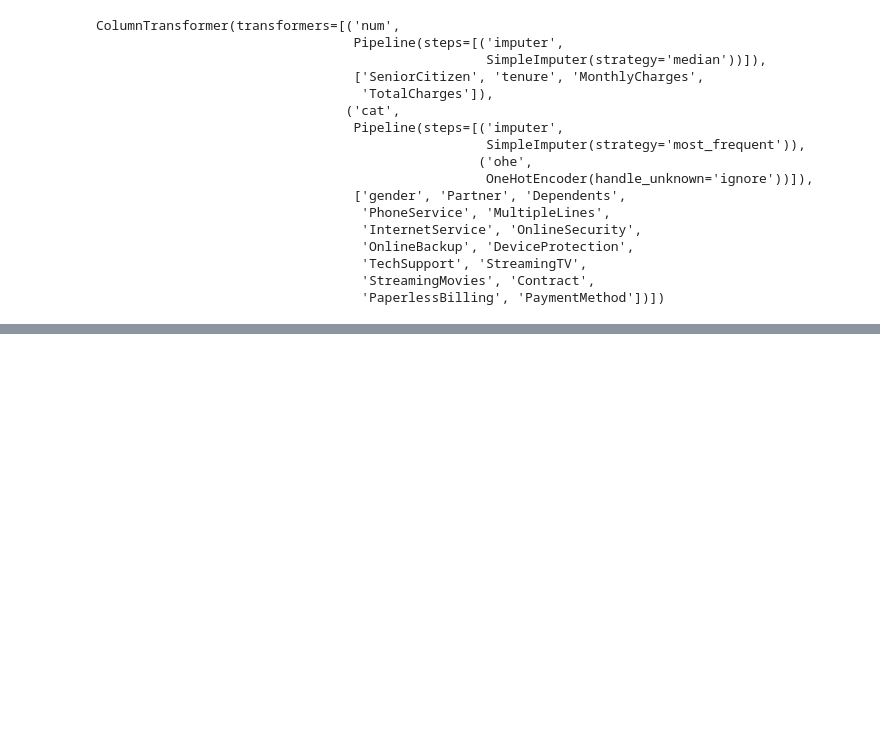
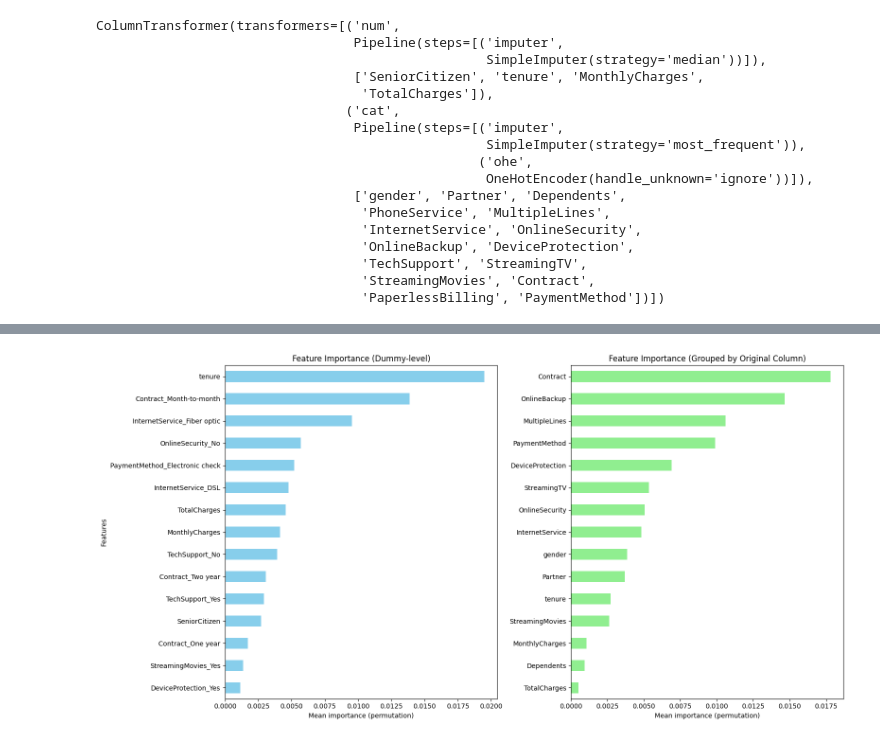
Before and after one commit to jishnuvujichu11-hash/churn_prediction, a Jupyter notebook: notebooks/preprocessing.ipynb, the cells around one changed output, grey strips where cells are left out. Cells and saved outputs as stored; diff of their text form; code cells hidden in the pictures; blank space fills up the shorter version.

```diff
--- a/notebooks/preprocessing.ipynb
+++ b/notebooks/preprocessing.ipynb
@@ -150,0 +373,27 @@ X_train, X_test, y_train, y_test = train_test_split(
+# %%
+import matplotlib.pyplot as plt
+
+# Set up figure
+fig, axes = plt.subplots(1, 2, figsize=(16, 8))
+
+# Plot 1: Detailed (dummy-level)
+fi_detailed.head(15).sort_values().plot(
+    kind='barh', ax=axes[0], color='skyblue'
+)
+axes[0].set_title("Feature Importance (Dummy-level)")
+axes[0].set_xlabel("Mean importance (permutation)")
+axes[0].set_ylabel("Features")
+
+# Plot 2: Grouped (original column-level)
+fi_grouped.head(15).sort_values("importance").plot(
+    kind='barh', ax=axes[1], color='lightgreen', legend=False
+)
+axes[1].set_title("Feature Importance (Grouped by Original Column)")
+axes[1].set_xlabel("Mean importance (permutation)")
+axes[1].set_ylabel("")
+
+plt.tight_layout()
+plt.savefig("reports/figures/feature_importance_side_by_side.png", dpi=200)
+plt.show()
+# %% [output]
+[figure, added]
```
Also changed, not shown: parts of 12 cells of this notebook, 8 other files.
